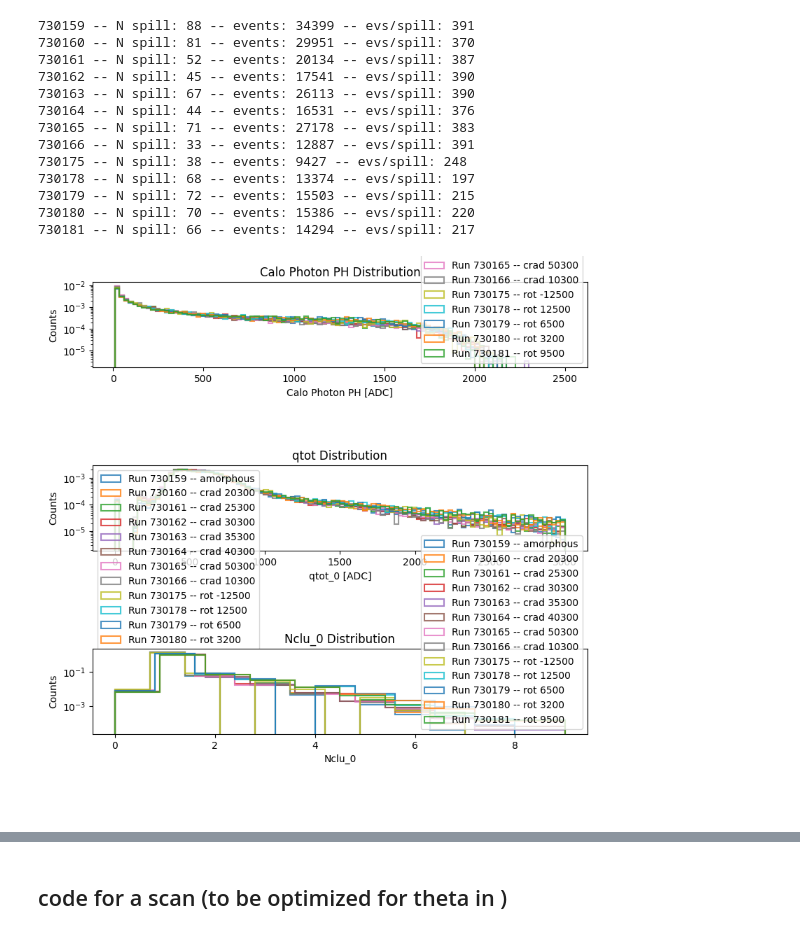
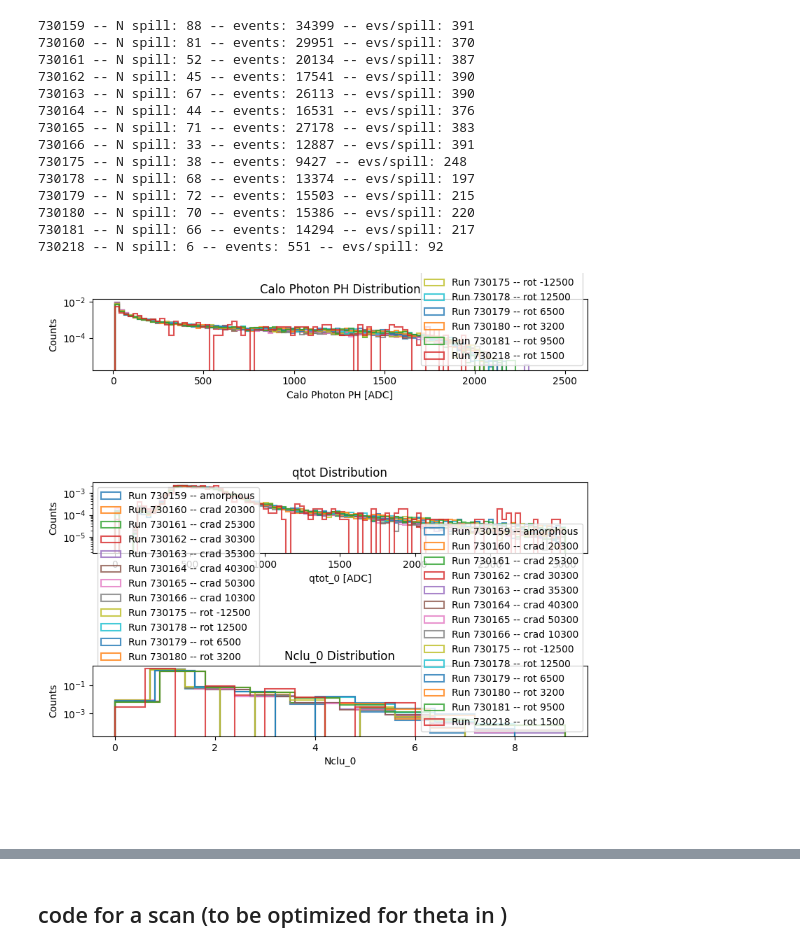
Before and after one commit to Ncanale/eplusBOOST_2025_T9, a Jupyter notebook: compare_epBOOST.ipynb, the cells around one changed output, grey strips where cells are left out. Saved outputs shown, nothing was run; the diff lists cells and outputs as text; code cells hidden in the pictures.

```diff
--- a/compare_epBOOST.ipynb
+++ b/compare_epBOOST.ipynb
@@ -109,8 +109,9 @@ opts_2d = { "cmap" : mycmap, "bins" : bins2d} # "norm" : mpl.colors.LogNorm()}
 th_cherry1 = 20
 th_cherry2 = 20
 # %%
-run_list = [730159,730160,730161,730162,730163,730164,730165,730166,730175,730178,730179,730180,730181]
-labels = [ 'amorphous', 'crad 20300','crad 25300','crad 30300', 'crad 35300', 'crad 40300', 'crad 50300','crad 10300', 'rot -12500', 'rot 12500', 'rot 6500' , 'rot 3200', 'rot 9500'] #'initial guess',
+run_list = [730159,730160,730161,730162,730163,730164,730165,730166,730175,730178,730179,730180,730181,730218 ]
+labels = [ 'amorphous', 'crad 20300','crad 25300','crad 30300', 'crad 35300', 'crad 40300', 'crad 50300','crad 10300',\
+           'rot -12500', 'rot 12500', 'rot 6500' , 'rot 3200', 'rot 9500', 'rot 1500'] #'initial guess',
 
 x_cry_cut = [4.6, 4.9]
 y_cry_cut = [4.7, 5.15]
@@ -155,31 +156,32 @@ for i in range(3):
 x = np.arange(len(run_list))  # index for each run
 
 
 ax2.plot(x, mean_ph_calo, 'o-', label='Mean Calo PH')
 ax2.plot(x, mean_qtot0, 's-', label='Mean qtot[0]')
 ax2.plot(x, mean_nclu0, '^-', label='Mean nclu[0]')
 
 ax2.set_xticks(x)
 ax2.set_xticklabels(labels, rotation=45)
 ax2.set_ylabel('Mean Value')
 ax2.set_title('Mean Histogram Values per Run')
 ax2.legend()
 ax2.grid(True)
 
 plt.tight_layout()
 plt.show()
 # %% [output]
 730159 -- N spill: 88 -- events: 34399 -- evs/spill: 391
 730160 -- N spill: 81 -- events: 29951 -- evs/spill: 370
 730161 -- N spill: 52 -- events: 20134 -- evs/spill: 387
 730162 -- N spill: 45 -- events: 17541 -- evs/spill: 390
 730163 -- N spill: 67 -- events: 26113 -- evs/spill: 390
 730164 -- N spill: 44 -- events: 16531 -- evs/spill: 376
 730165 -- N spill: 71 -- events: 27178 -- evs/spill: 383
 730166 -- N spill: 33 -- events: 12887 -- evs/spill: 391
 730175 -- N spill: 38 -- events: 9427 -- evs/spill: 248
 730178 -- N spill: 68 -- events: 13374 -- evs/spill: 197
 730179 -- N spill: 72 -- events: 15503 -- evs/spill: 215
 730180 -- N spill: 70 -- events: 15386 -- evs/spill: 220
 730181 -- N spill: 66 -- events: 14294 -- evs/spill: 217
+730218 -- N spill: 6 -- events: 551 -- evs/spill: 92
-[figure, old version]
+[figure, new version]
```
Also changed, not shown: parts of 2 cells of this notebook.
